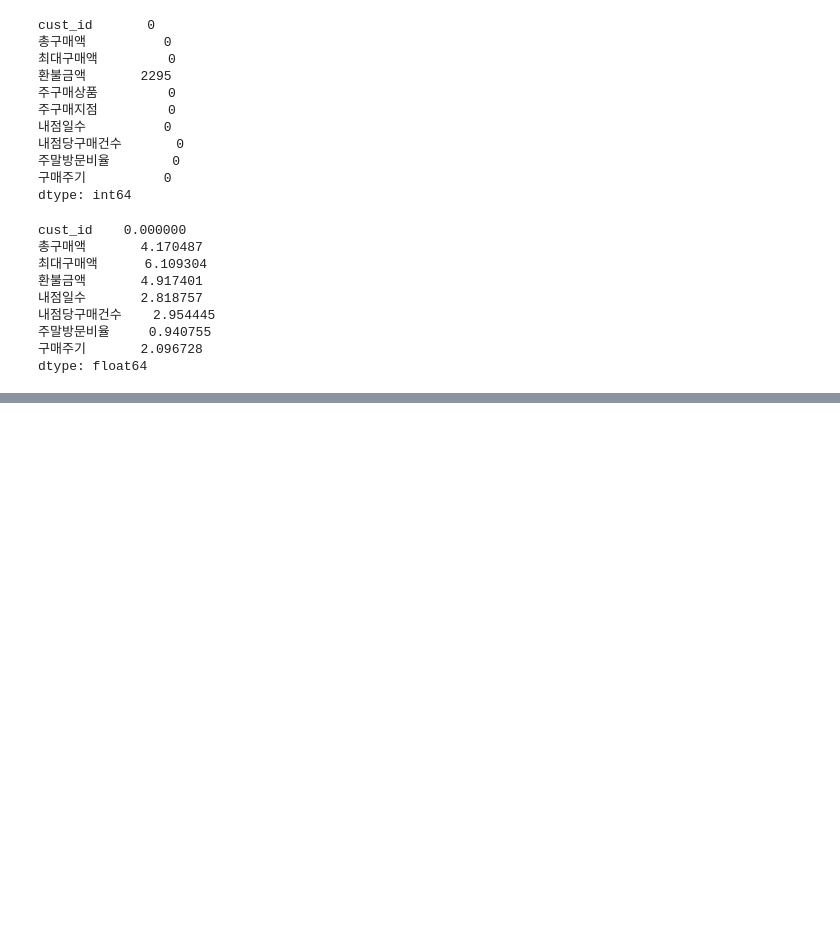
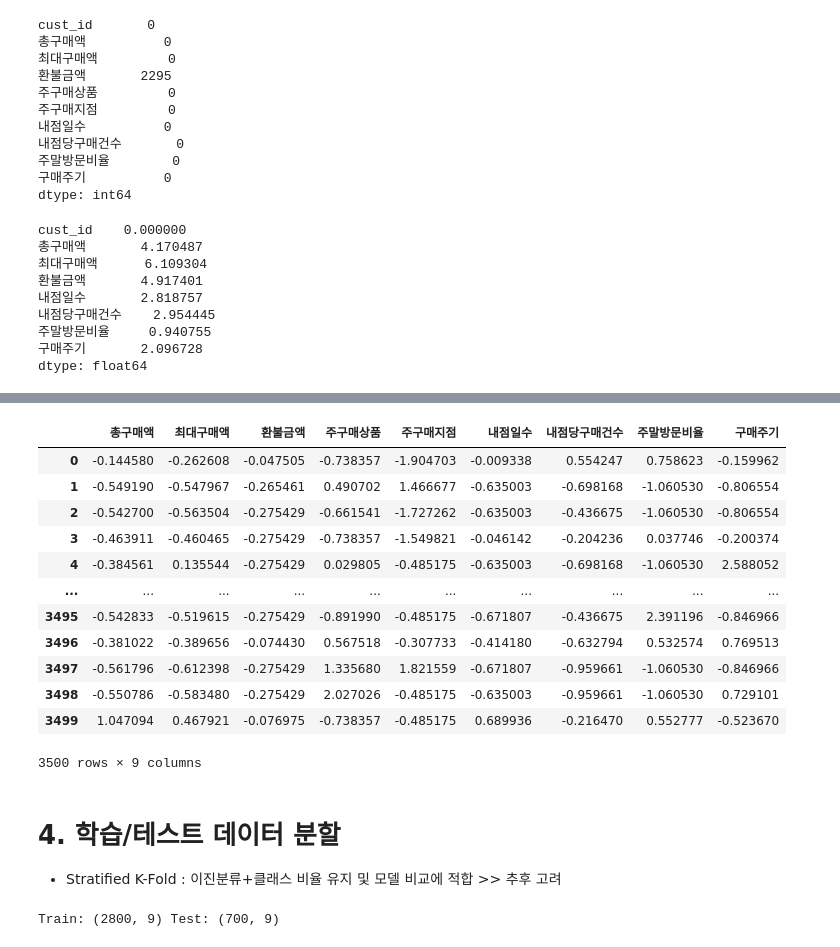
Before and after one commit to ally260509/hipython, a Jupyter notebook: ml/5.분류예측모델.성별예측하기.ipynb, the cells around one changed output, grey strips where cells are left out. Cells and saved outputs as stored; diff of their text form; code cells hidden in the pictures; blank space fills up the shorter version.

```diff
--- a/ml/5.분류예측모델.성별예측하기.ipynb
+++ b/ml/5.분류예측모델.성별예측하기.ipynb
@@ -208,0 +319,5 @@ dtype: float64
+# %%
+# 1. cust_id 컬럼 제거
+
+X = X.drop(columns=['cust_id'])
+y = y.drop(columns=['cust_id'])
@@ -208,0 +330,4 @@ dtype: float64
+# %%
+# 2. 결측치 0으로 채우기 (환불금액)
+
+X = X.fillna(0)
@@ -208,0 +357,10 @@ dtype: float64
+# %%
+# 3.  라벨 인코딩 (문자형 -> 숫자형) : 주구매상품, 주구매지점
+
+#객체 생성
+le_product = LabelEncoder()
+le_store = LabelEncoder()
+
+#인코딩 수행
+X['주구매상품'] = le_product.fit_transform(X['주구매상품'])
+X['주구매지점'] = le_store.fit_transform(X['주구매지점'])
@@ -208,0 +387,44 @@ dtype: float64
+# %%
+# 4. 각 데이터 표준화 적용
+
+scaler = StandardScaler()
+
+# 표준화 적용
+scaled_array = scaler.fit_transform(X)
+
+# 다시 DataFrame 형태로 변환
+X_scaled = pd.DataFrame(scaled_array, columns=X.columns)
+
+X_scaled #numpy의 array
+# %% [output]
+|  | 총구매액 | 최대구매액 | 환불금액 | 주구매상품 | 주구매지점 | 내점일수 | 내점당구매건수 | 주말방문비율 | 구매주기 |
+| 0 | -0.144580 | -0.262608 | -0.047505 | -0.738357 | -1.904703 | -0.009338 | 0.554247 | 0.758623 | -0.159962 |
+| 1 | -0.549190 | -0.547967 | -0.265461 | 0.490702 | 1.466677 | -0.635003 | -0.698168 | -1.060530 | -0.806554 |
+| 2 | -0.542700 | -0.563504 | -0.275429 | -0.661541 | -1.727262 | -0.635003 | -0.436675 | -1.060530 | -0.806554 |
+| 3 | -0.463911 | -0.460465 | -0.275429 | -0.738357 | -1.549821 | -0.046142 | -0.204236 | 0.037746 | -0.200374 |
+| 4 | -0.384561 | 0.135544 | -0.275429 | 0.029805 | -0.485175 | -0.635003 | -0.698168 | -1.060530 | 2.588052 |
+| ... | ... | ... | ... | ... | ... | ... | ... | ... | ... |
+| 3495 | -0.542833 | -0.519615 | -0.275429 | -0.891990 | -0.485175 | -0.671807 | -0.436675 | 2.391196 | -0.846966 |
+| 3496 | -0.381022 | -0.389656 | -0.074430 | 0.567518 | -0.307733 | -0.414180 | -0.632794 | 0.532574 | 0.769513 |
+| 3497 | -0.561796 | -0.612398 | -0.275429 | 1.335680 | 1.821559 | -0.671807 | -0.959661 | -1.060530 | -0.846966 |
+| 3498 | -0.550786 | -0.583480 | -0.275429 | 2.027026 | -0.485175 | -0.635003 | -0.959661 | -1.060530 | 0.729101 |
+| 3499 | 1.047094 | 0.467921 | -0.076975 | -0.738357 | -0.485175 | 0.689936 | -0.216470 | 0.552777 | -0.523670 |
+3500 rows × 9 columns
+# %% [markdown]
+# 4. 학습/테스트 데이터 분할
+
+- Stratified K-Fold : 이진분류+클래스 비율 유지 및 모델 비교에 적합 >> 추후 고려
+# %%
+from sklearn.model_selection import train_test_split
+
+# 학습/테스트 데이터 분리 (8:2 비율)
+X_train, X_test, y_train, y_test = train_test_split(
+    X, y,
+    test_size=0.2,
+    random_state=42,
+    stratify=y  # 클래스 비율 유지
+)
+
+print("Train:", X_train.shape, "Test:", X_test.shape)
+# %% [output]
+Train: (2800, 9) Test: (700, 9)
```
Also changed, not shown: parts of 76 cells of this notebook, 10 other files.
